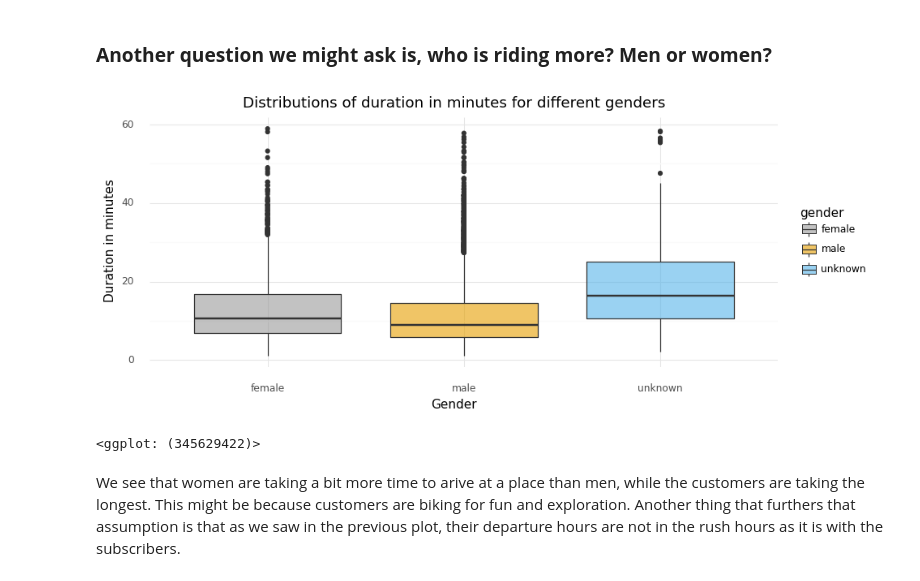
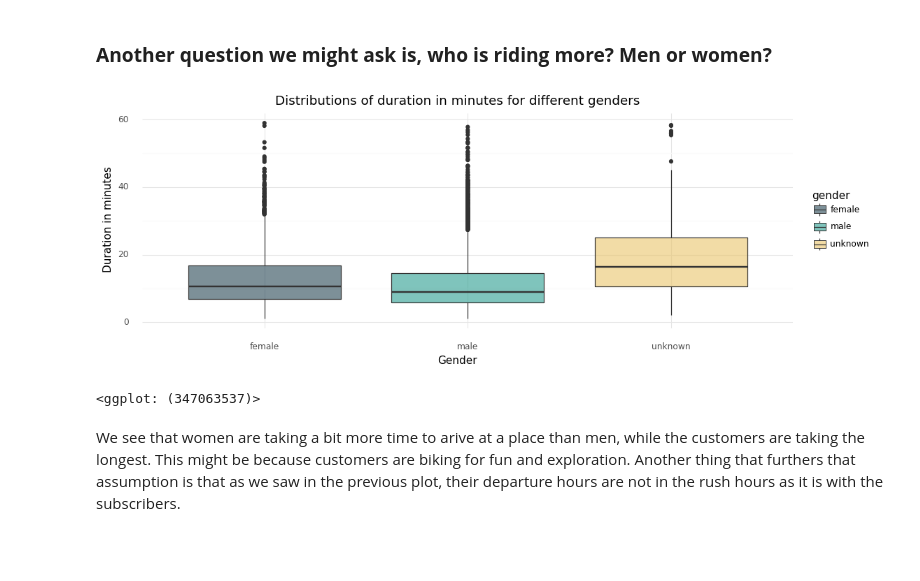
Before and after one commit to nshahpazov/nyc-bikership-analysis, a Jupyter notebook: src/02-exploratory-data-analysis.ipynb, the cells around one changed output. Saved outputs shown, nothing was run; the diff lists cells and outputs as text; code cells hidden in the pictures; blank space fills up the shorter version.

```diff
--- a/src/02-exploratory-data-analysis.ipynb
+++ b/src/02-exploratory-data-analysis.ipynb
@@ -149,18 +155,18 @@ We can see that subscribers are traveling more in the weekdays, while the custom
 # %%
 regular_trips = bikes_df[bikes_df['tripduration_minutes'] < 60]
 
 (ggplot(regular_trips[0:10000]) +
     aes(x='gender', y='tripduration_minutes', fill='gender') +
     geom_boxplot(alpha=0.6) +
     xlab('Gender') +
     ylab("Duration in minutes") +
     ggtitle("Distributions of duration in minutes for different genders") +
     theme_minimal() +
-    scale_fill_manual(values=["#999999", "#E69F00", "#56B4E9"])
+    scale_fill_manual(values=["#264653", "#2a9d8f", "#e9c46a"])
 )
 # %% [output]
-[figure, old version]
+[figure, new version]
-<ggplot: (345629422)>
+<ggplot: (347063537)>
 # %% [markdown]
 We see that women are taking a bit more time to arive at a place than men, while the customers are taking the longest. This might be because customers are biking for fun and exploration. Another thing that furthers that assumption is that as we saw in the previous plot, their departure hours are not in the rush hours as it is with the subscribers.
 # %% [markdown]
```
Also changed, not shown: parts of 7 cells of this notebook, 2 other files.
